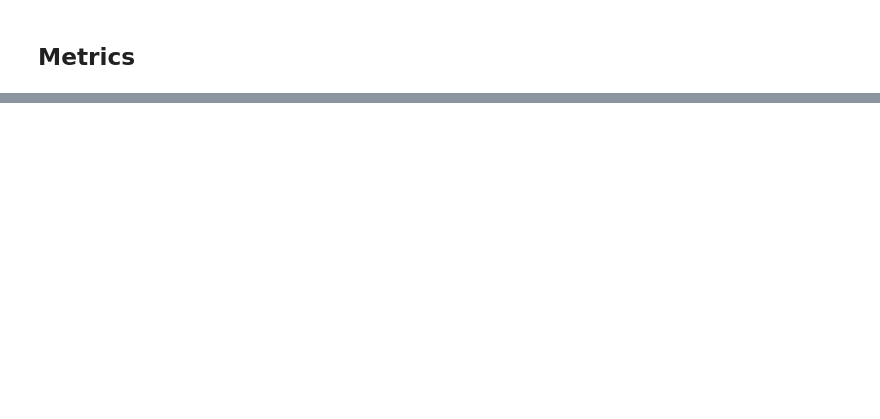
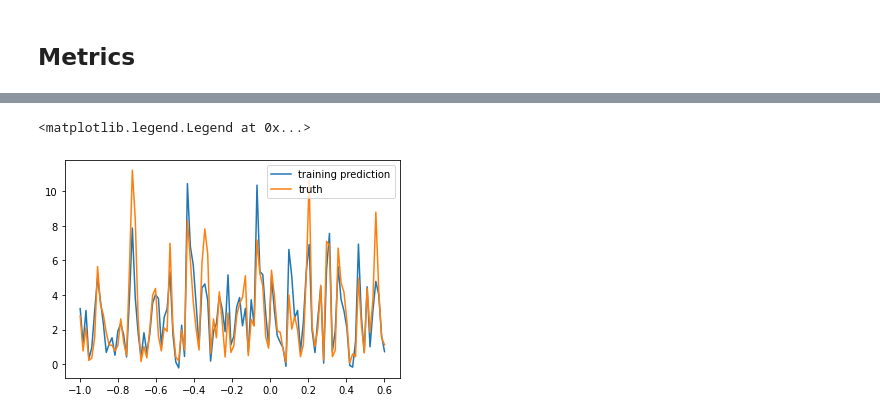
Before and after one commit to Stansfash/nonstationary-precip, a Jupyter notebook: ShallowGP_benchmarks.ipynb, the cells around one changed output, grey strips where cells are left out. Saved outputs shown, nothing was run; the diff lists cells and outputs as text; code cells hidden in the pictures; blank space fills up the shorter version.

```diff
--- a/ShallowGP_benchmarks.ipynb
+++ b/ShallowGP_benchmarks.ipynb
@@ -182,0 +240,7 @@ RMSE: 3.3276002407073975, NLPD: 2.8366599082946777
+# %%
+plt.plot(train_x[::43, 0], train_pred, label='training prediction')
+plt.plot(train_x[::43, 0], train_y[::43], label='truth')
+plt.legend()
+# %% [output]
+<matplotlib.legend.Legend at 0x...>
+[figure, added]
```
Also changed, not shown: parts of 19 cells of this notebook, 12 other files.
